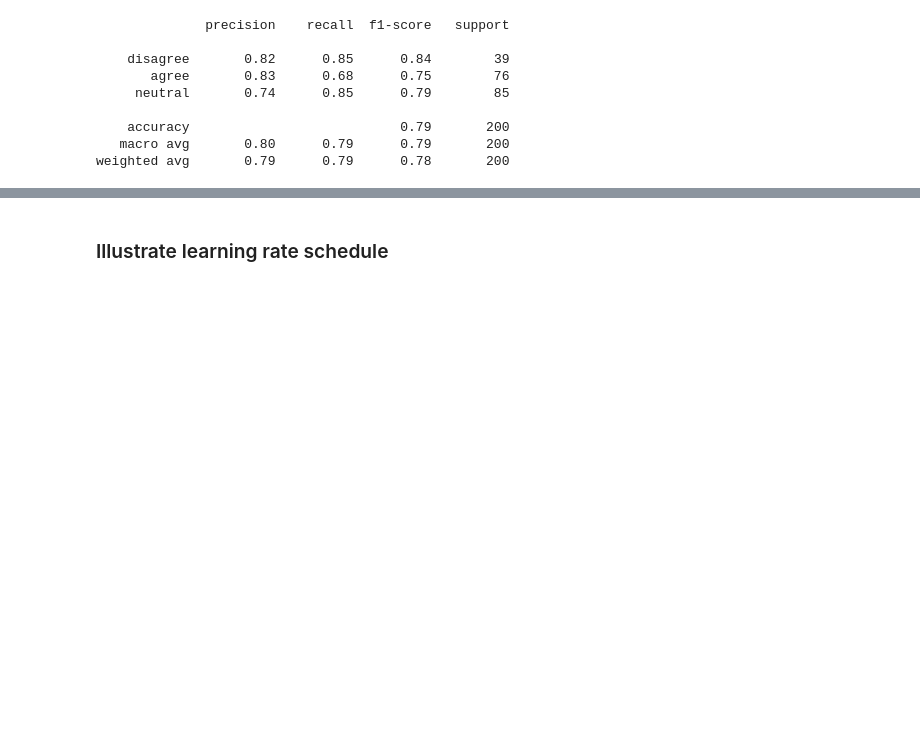
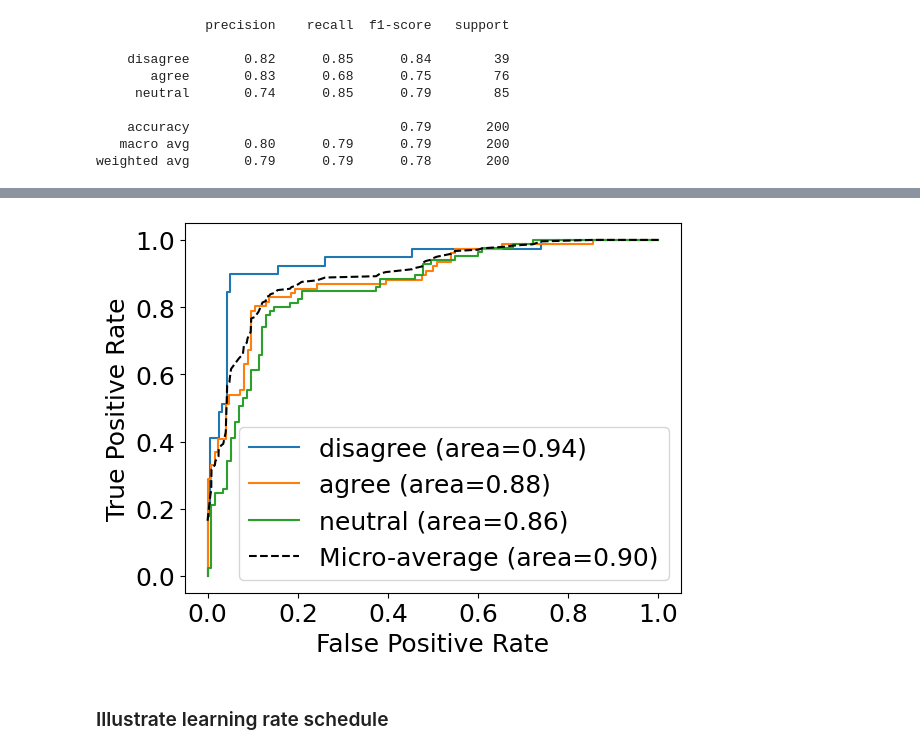
Before and after one commit to rldekkers/thesis-msc-data-science, a Jupyter notebook: 3_models.ipynb, the cells around one changed output, grey strips where cells are left out. Saved outputs shown, nothing was run; the diff lists cells and outputs as text; code cells hidden in the pictures; blank space fills up the shorter version.

Commit message:
created evaluation diagrams

```diff
--- a/3_models.ipynb
+++ b/3_models.ipynb
@@ -751,3 +751,9 @@ make_loss_per_epoch(log)
+# %%
+make_roc_curve(get_y_true_one_hot(model_name),
+               get_y_pred_prob(model_name, best_ckpt_path),
+               labels)
+# %% [output]
+[figure, added]
 # %% [markdown]
 ### Illustrate learning rate schedule
 # %%
```
Also changed, not shown: parts of 17 cells of this notebook.
